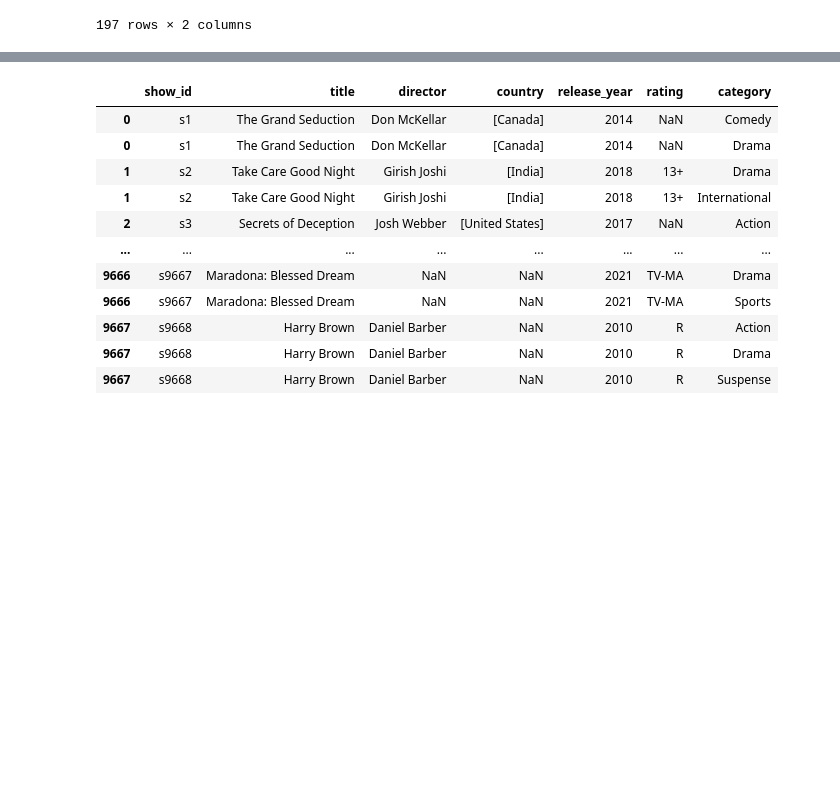
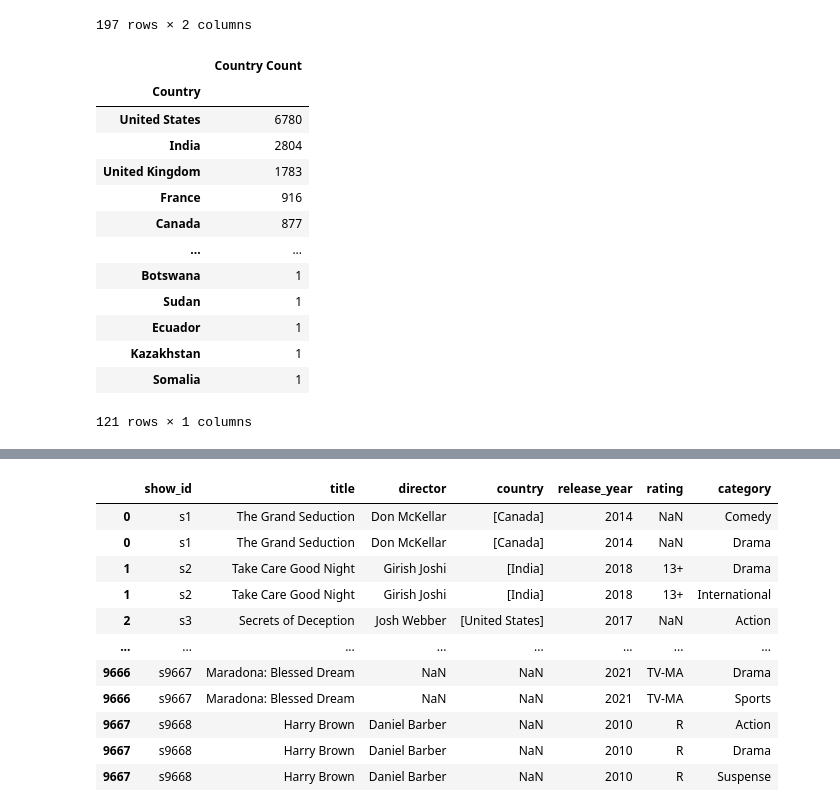
Before and after one commit to Tembspapi/Project-2_Amazon-Netflix, a Jupyter notebook: ETL-starter.ipynb, the cells around one changed output, grey strips where cells are left out. Saved outputs shown, nothing was run; the diff lists cells and outputs as text; code cells hidden in the pictures; blank space fills up the shorter version.

```diff
--- a/ETL-starter.ipynb
+++ b/ETL-starter.ipynb
@@ -1102,6 +1102,28 @@ ncountry_df
 | 195 | Nicaragua | 1 |
 | 196 | Uganda | 1 |
 197 rows × 2 columns
+# %%
+# Combining same countries together, total country count, sort descending
+ncountry_df = ncountry_df.groupby(['Country']).sum().sort_values(
+        by = 'Country Count',
+        ascending = False
+        )
+ncountry_df
+# %% [output]
+|  | Country Count |
+| Country |  |
+| United States | 6780 |
+| India | 2804 |
+| United Kingdom | 1783 |
+| France | 916 |
+| Canada | 877 |
+| ... | ... |
+| Botswana | 1 |
+| Sudan | 1 |
+| Ecuador | 1 |
+| Kazakhstan | 1 |
+| Somalia | 1 |
+121 rows × 1 columns
 # %%
 # ncountry_df = ncountry_df.loc[ncountry_df["Country Count"] > 300, :]
 ncountry_df.head(10)
```
Also changed, not shown: parts of 10 cells of this notebook, 1 other file.
